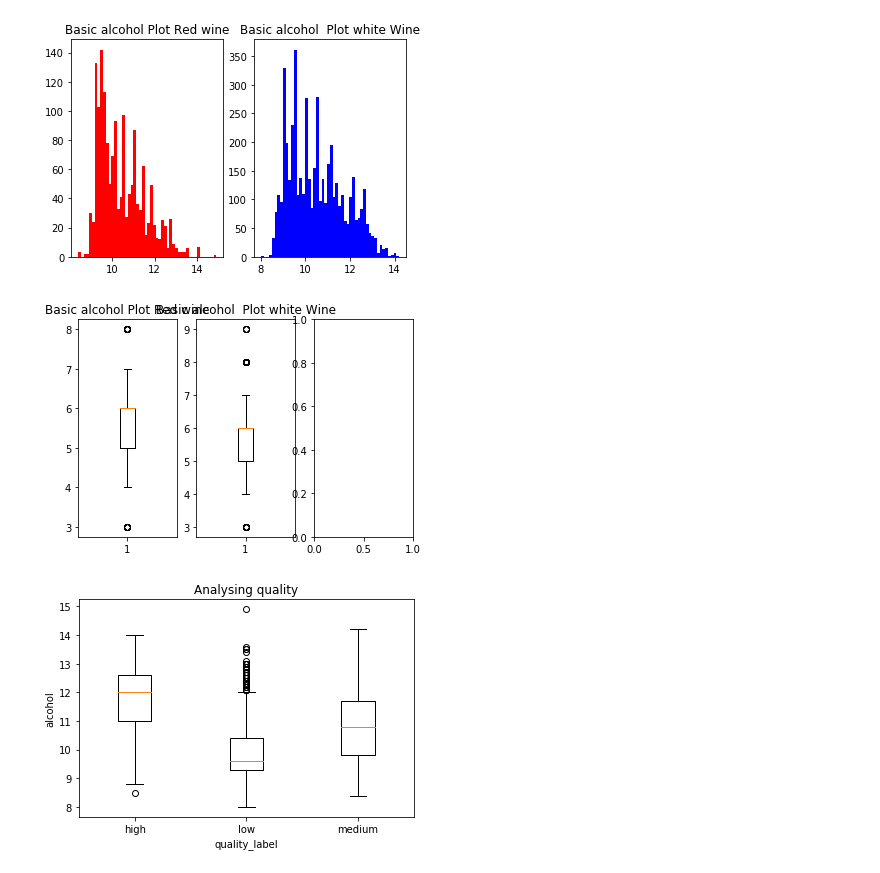
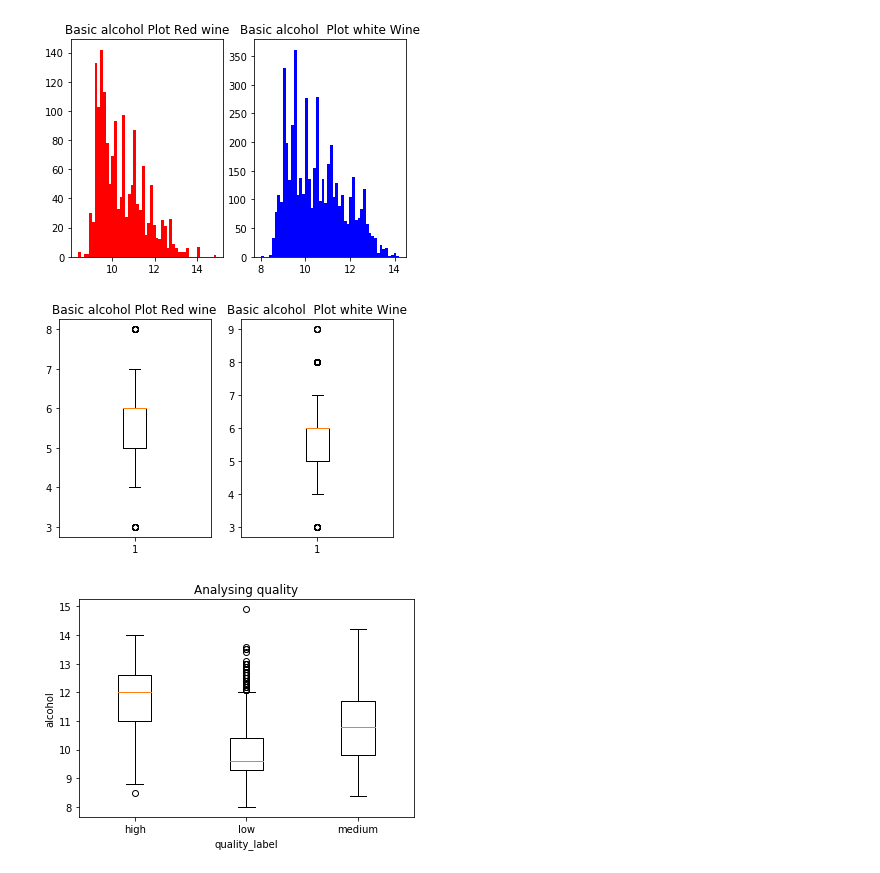
Before and after one commit to arunrock98/Winery, a Jupyter notebook: CAB_pinky_wine_2021_02_05.ipynb, the cells around one changed output. Cells and saved outputs as stored; diff of their text form; code cells hidden in the pictures.

```diff
--- a/CAB_pinky_wine_2021_02_05.ipynb
+++ b/CAB_pinky_wine_2021_02_05.ipynb
@@ -282,13 +282,13 @@ ax[1].set_title('Basic alcohol  Plot white Wine');
 # %% [output]
 [figure]
 # %%
-fig1, ax = plt.subplots(1,3)
+fig1, ax = plt.subplots(1,2)
 ax[0].boxplot(wines.loc[wines['wine_type'] == 'red','quality']);
 ax[0].set_title('Basic alcohol Plot Red wine')
 ax[1].boxplot(wines.loc[wines['wine_type'] == 'white','quality']);
 ax[1].set_title('Basic alcohol  Plot white Wine');
 # %% [output]
-[figure, old version]
+[figure, new version]
 # %%
 c_item = {}
 for i in wines['quality_label'].unique():
```
Also changed, not shown: parts of 5 cells of this notebook.
